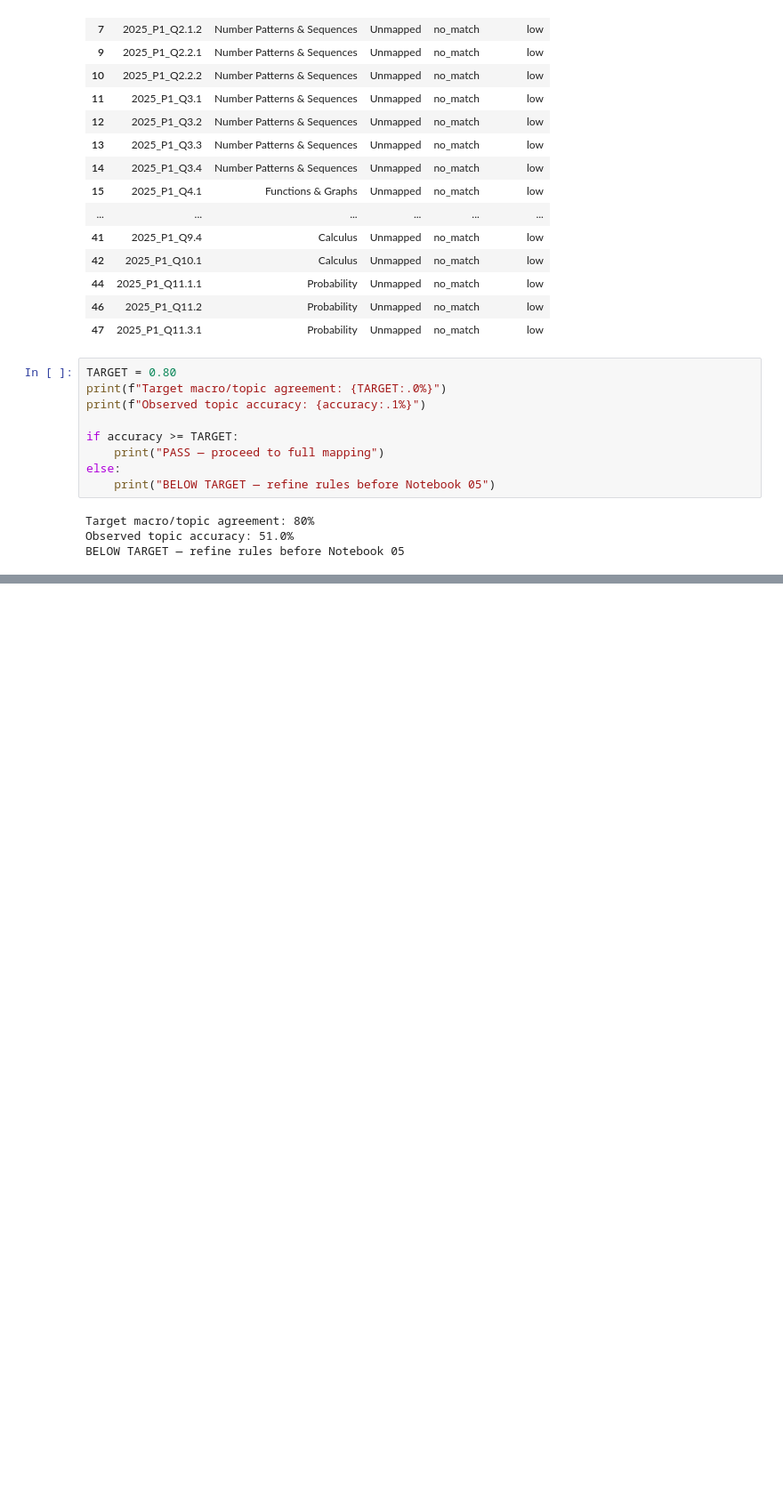
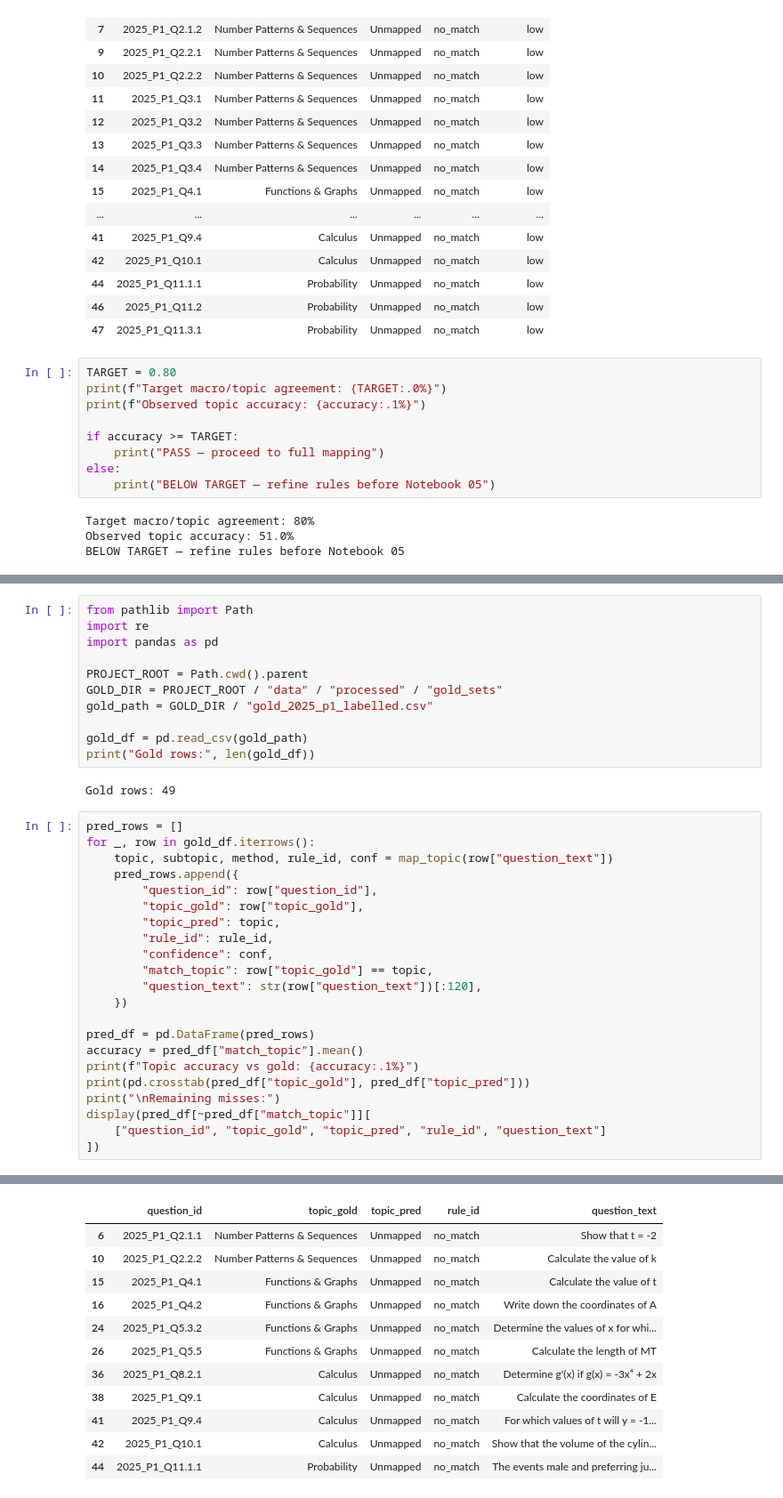
Before and after one commit to x892-boarberge/Matric-Maths-Exam-Intelligence, a Jupyter notebook: docs/Curriculum _or_topic _mapping.ipynb, the cells around one changed output, grey strips where cells are left out. Shown at 89% size. Saved outputs shown, nothing was run; the diff lists cells and outputs as text; blank space fills up the shorter version.

```diff
--- a/docs/Curriculum _or_topic _mapping.ipynb
+++ b/docs/Curriculum _or_topic _mapping.ipynb
@@ -498,0 +575,36 @@ BELOW TARGET — refine rules before Notebook 05
+# %%
+from pathlib import Path
+import re
+import pandas as pd
+
+PROJECT_ROOT = Path.cwd().parent
+GOLD_DIR = PROJECT_ROOT / "data" / "processed" / "gold_sets"
+gold_path = GOLD_DIR / "gold_2025_p1_labelled.csv"
+
+gold_df = pd.read_csv(gold_path)
+print("Gold rows:", len(gold_df))
+# %% [output]
+Gold rows: 49
+# %%
+pred_rows = []
+for _, row in gold_df.iterrows():
+    topic, subtopic, method, rule_id, conf = map_topic(row["question_text"])
+    pred_rows.append({
+        "question_id": row["question_id"],
+        "topic_gold": row["topic_gold"],
+        "topic_pred": topic,
+        "rule_id": rule_id,
+        "confidence": conf,
+        "match_topic": row["topic_gold"] == topic,
+        "question_text": str(row["question_text"])[:120],
+    })
+
+pred_df = pd.DataFrame(pred_rows)
+accuracy = pred_df["match_topic"].mean()
+print(f"Topic accuracy vs gold: {accuracy:.1%}")
+print(pd.crosstab(pred_df["topic_gold"], pred_df["topic_pred"]))
+print("\nRemaining misses:")
+display(pred_df[~pred_df["match_topic"]][
+    ["question_id", "topic_gold", "topic_pred", "rule_id", "question_text"]
+])
+# %% [output]
@@ -498,0 +628,12 @@ BELOW TARGET — refine rules before Notebook 05
+|  | question_id | topic_gold | topic_pred | rule_id | question_text |
+| 6 | 2025_P1_Q2.1.1 | Number Patterns & Sequences | Unmapped | no_match | Show that t = -2 |
+| 10 | 2025_P1_Q2.2.2 | Number Patterns & Sequences | Unmapped | no_match | Calculate the value of k |
+| 15 | 2025_P1_Q4.1 | Functions & Graphs | Unmapped | no_match | Calculate the value of t |
+| 16 | 2025_P1_Q4.2 | Functions & Graphs | Unmapped | no_match | Write down the coordinates of A |
+| 24 | 2025_P1_Q5.3.2 | Functions & Graphs | Unmapped | no_match | Determine the values of x for whi... |
+| 26 | 2025_P1_Q5.5 | Functions & Graphs | Unmapped | no_match | Calculate the length of MT |
+| 36 | 2025_P1_Q8.2.1 | Calculus | Unmapped | no_match | Determine g'(x) if g(x) = -3x⁴ + 2x |
+| 38 | 2025_P1_Q9.1 | Calculus | Unmapped | no_match | Calculate the coordinates of E |
+| 41 | 2025_P1_Q9.4 | Calculus | Unmapped | no_match | For which values of t will y = -1... |
+| 42 | 2025_P1_Q10.1 | Calculus | Unmapped | no_match | Show that the volume of the cylin... |
+| 44 | 2025_P1_Q11.1.1 | Probability | Unmapped | no_match | The events male and preferring ju... |
```
Also changed, not shown: parts of 18 cells of this notebook, 3 other files.
